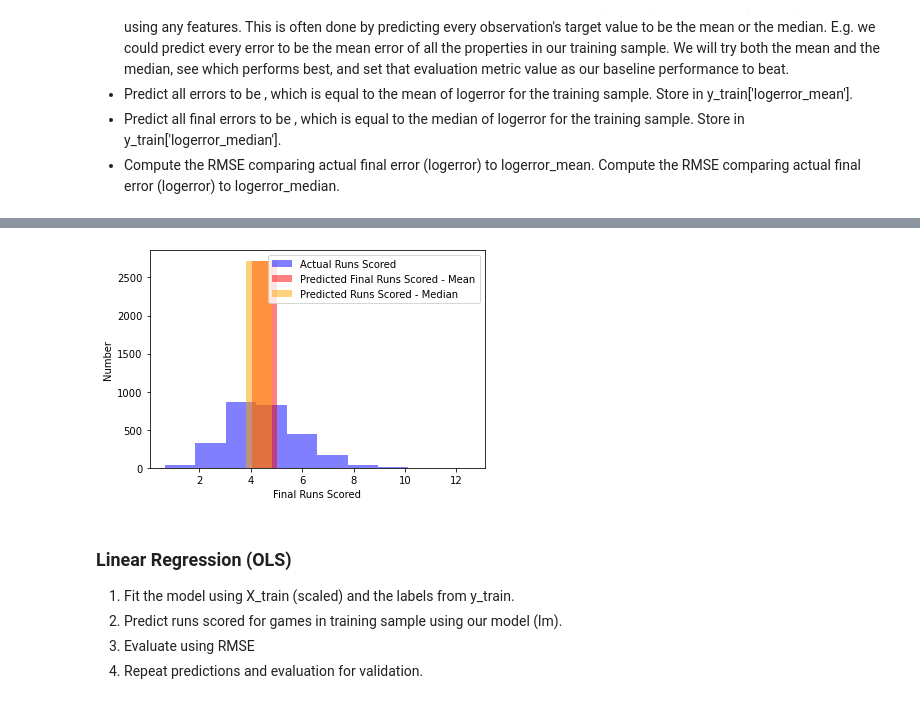
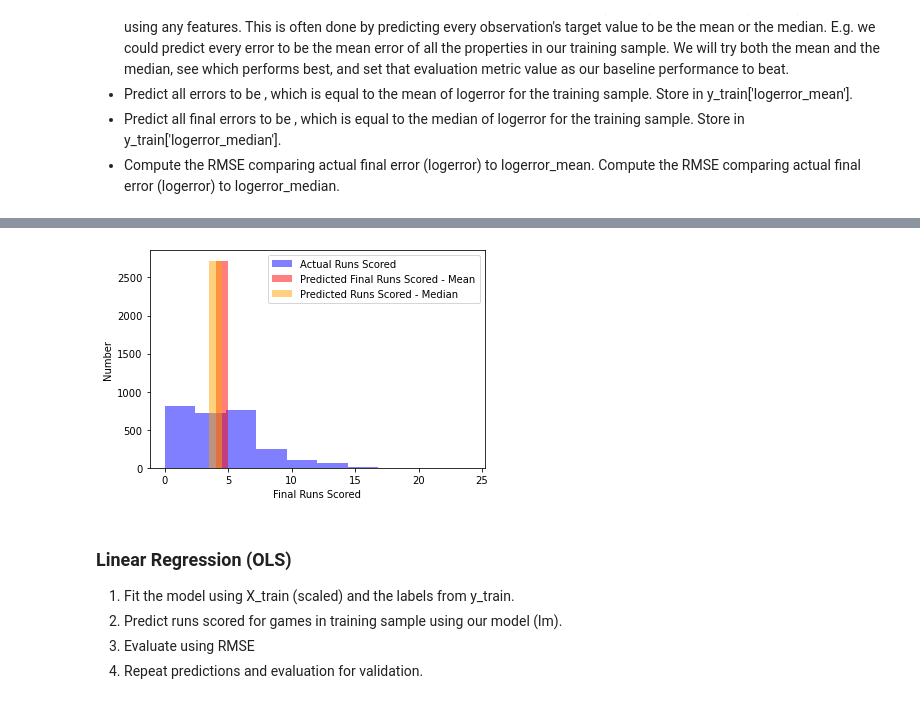
Before and after one commit to veronica-f-reyes/individual-project, a Jupyter notebook: initial_notebook.ipynb, the cells around one changed output, grey strips where cells are left out. Saved outputs shown, nothing was run; the diff lists cells and outputs as text; code cells hidden in the pictures.

```diff
--- a/initial_notebook.ipynb
+++ b/initial_notebook.ipynb
@@ -1492,9 +1504,9 @@ plt.axvline(x=train.batting_avg.mean(),
 #In order to start modeling, we need to create out X and y for train, validate and test
 
 #Set up x and y
-X_train = train[['roll_RBI', 'roll_OBP', 'roll_SLG', 'roll_OPS', 'roll_batting_avg']]
-X_validate = validate[['roll_RBI', 'roll_OBP', 'roll_SLG', 'roll_OPS', 'roll_batting_avg']]
-X_test = test[['roll_RBI', 'roll_OBP', 'roll_SLG', 'roll_OPS', 'roll_batting_avg']]
+X_train = train[[ 'roll_RBI', 'roll_OBP', 'roll_SLG', 'roll_OPS', 'roll_batting_avg']]
+X_validate = validate[['roll_RBI','roll_OBP', 'roll_SLG', 'roll_OPS', 'roll_batting_avg']]
+X_test = test[['roll_RBI','roll_OBP', 'roll_SLG', 'roll_OPS', 'roll_batting_avg']]
 
 #Scale the data
 scaler = StandardScaler()
@@ -1502,7 +1514,7 @@ X_train_scaled = scaler.fit_transform(X_train)
 X_validate_scaled = scaler.transform(X_validate)
 X_test_scaled = scaler.transform(X_test)
 
-y_train = train.roll_runs_scored
-y_validate = validate.roll_runs_scored
-y_test = test.roll_runs_scored
+y_train = train.runs_scored
+y_validate = validate.runs_scored
+y_test = test.runs_scored
 # %%
@@ -1555,7 +1567,7 @@ About the initial baseline:
 - Compute the RMSE comparing actual final error (logerror) to logerror_mean. Compute the RMSE comparing actual final error (logerror) to logerror_median.
 # %%
 # 1. Predict logerror_pred_mean
-runs_pred_mean = y_train.roll_runs_scored.mean()
+runs_pred_mean = y_train.runs_scored.mean()
 y_train['runs_pred_mean'] = runs_pred_mean
 y_validate['runs_pred_mean'] = runs_pred_mean
 # %%
@@ -1565,6 +1577,6 @@ runs_pred_mean
 # %%
 # 2. compute logerror_pred_median
-runs_pred_median = y_train.roll_runs_scored.median()
+runs_pred_median = y_train.runs_scored.median()
 y_train['runs_pred_median'] = runs_pred_median
 y_validate['runs_pred_median'] = runs_pred_median
 
@@ -1610,15 +1622,15 @@ metric_df
 # %%
 
 # plot to visualize actual vs predicted.
-plt.hist(y_train.roll_runs_scored, color='blue', alpha=.5, label="Actual Runs Scored")
+plt.hist(y_train.runs_scored, color='blue', alpha=.5, label="Actual Runs Scored")
 plt.hist(y_train.runs_pred_mean, bins=1, color='red', alpha=.5, rwidth=100, label="Predicted Final Runs Scored - Mean")
 plt.hist(y_train.runs_pred_median, bins=1, color='orange', alpha=.5, rwidth=100, label="Predicted Runs Scored - Median")
 plt.xlabel("Final Runs Scored")
 plt.ylabel("Number")
 plt.legend()
 plt.show()
 # %% [output]
-[figure, old version]
+[figure, new version]
 # %% [markdown]
 ### Linear Regression (OLS)
 1. Fit the model using X_train (scaled) and the labels from y_train.
```
Also changed, not shown: parts of 62 cells of this notebook.
